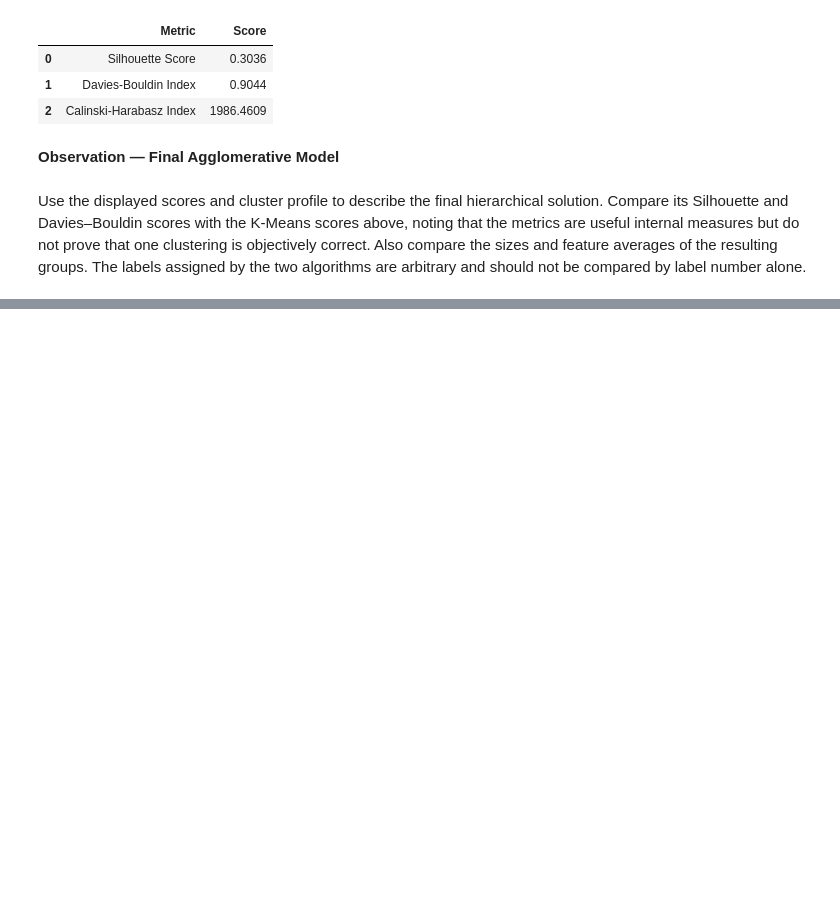
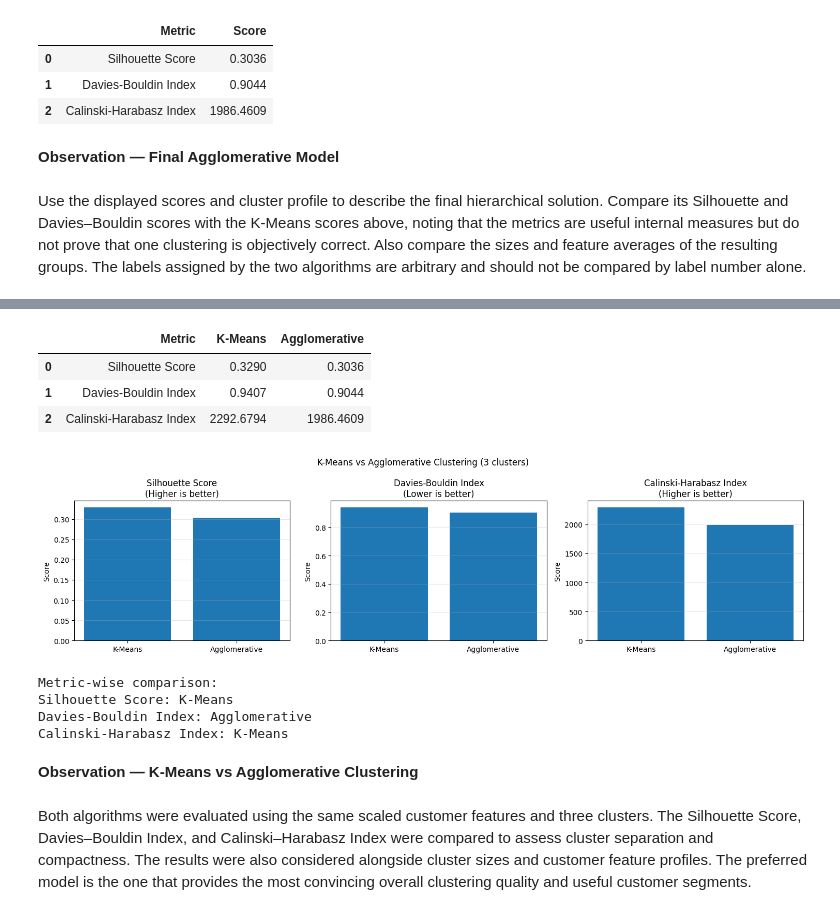
Before and after one commit to snehitha-araveti/ML-Capstone-Project-2026, a Jupyter notebook: notebooks/clustering.ipynb, the cells around one changed output, grey strips where cells are left out. Drawn from its saved outputs; the diff is of its cells as text; code cells hidden in the pictures; blank space fills up the shorter version.

Commit message:
Add K-Means and Agglomerative clustering comparison

```diff
--- a/notebooks/clustering.ipynb
+++ b/notebooks/clustering.ipynb
@@ -1171,0 +1178,69 @@ Use the displayed scores and cluster profile to describe the final hierarchical
+# %%
+# Compare the final 3-cluster solutions using the same evaluation metrics
+comparison_df = pd.DataFrame({
+    "Metric": ["Silhouette Score", "Davies-Bouldin Index", "Calinski-Harabasz Index"],
+    "K-Means": [
+        silhouette_score(X_train_scaled, kmeans_labels),
+        davies_bouldin_score(X_train_scaled, kmeans_labels),
+        calinski_harabasz_score(X_train_scaled, kmeans_labels)
+    ],
+    "Agglomerative": [
+        silhouette_score(X_train_scaled, agglomerative_labels),
+        davies_bouldin_score(X_train_scaled, agglomerative_labels),
+        calinski_harabasz_score(X_train_scaled, agglomerative_labels)
+    ]
+})
+
+display(comparison_df.round(4))
+
+# Plot each metric separately because their scales and preferred directions differ
+fig, axes = plt.subplots(1, 3, figsize=(15, 4))
+metric_preferences = [
+    ("Silhouette Score", "Higher is better"),
+    ("Davies-Bouldin Index", "Lower is better"),
+    ("Calinski-Harabasz Index", "Higher is better")
+]
+for ax, (metric, preference) in zip(axes, metric_preferences):
+    values = comparison_df.loc[comparison_df["Metric"] == metric, ["K-Means", "Agglomerative"]].iloc[0]
+    ax.bar(values.index, values.values)
+    ax.set_title(f"{metric}\n({preference})")
+    ax.set_ylabel("Score")
+    ax.grid(axis="y", alpha=0.3)
+plt.suptitle("K-Means vs Agglomerative Clustering (3 clusters)")
+plt.tight_layout()
+plt.show()
+
+# Summarize which algorithm performs better on each internal metric
+sil_km, sil_ag = comparison_df.loc[0, ["K-Means", "Agglomerative"]]
+db_km, db_ag = comparison_df.loc[1, ["K-Means", "Agglomerative"]]
+ch_km, ch_ag = comparison_df.loc[2, ["K-Means", "Agglomerative"]]
+print("Metric-wise comparison:")
+
+if np.isclose(sil_km, sil_ag):
+    print("Silhouette Score: Tie")
+else:
+    print("Silhouette Score:", "K-Means" if sil_km > sil_ag else "Agglomerative")
+
+if np.isclose(db_km, db_ag):
+    print("Davies-Bouldin Index: Tie")
+else:
+    print("Davies-Bouldin Index:", "K-Means" if db_km < db_ag else "Agglomerative")
+
+if np.isclose(ch_km, ch_ag):
+    print("Calinski-Harabasz Index: Tie")
+else:
+    print("Calinski-Harabasz Index:", "K-Means" if ch_km > ch_ag else "Agglomerative")
+# %% [output]
+|  | Metric | K-Means | Agglomerative |
+| 0 | Silhouette Score | 0.3290 | 0.3036 |
+| 1 | Davies-Bouldin Index | 0.9407 | 0.9044 |
+| 2 | Calinski-Harabasz Index | 2292.6794 | 1986.4609 |
+[figure, added]
+Metric-wise comparison:
+Silhouette Score: K-Means
+Davies-Bouldin Index: Agglomerative
+Calinski-Harabasz Index: K-Means
+# %% [markdown]
+**Observation — K-Means vs Agglomerative Clustering**
+# %% [markdown]
+Both algorithms were evaluated using the same scaled customer features and three clusters. The Silhouette Score, Davies–Bouldin Index, and Calinski–Harabasz Index were compared to assess cluster separation and compactness. The results were also considered alongside cluster sizes and customer feature profiles. The preferred model is the one that provides the most convincing overall clustering quality and useful customer segments.
```
Also changed, not shown: parts of 2 cells of this notebook.
